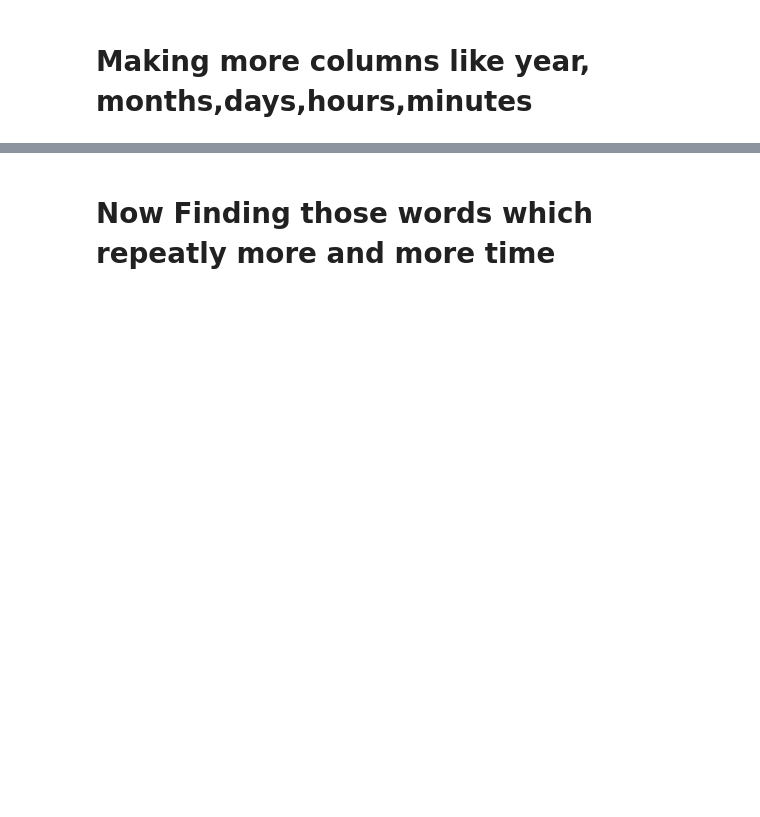
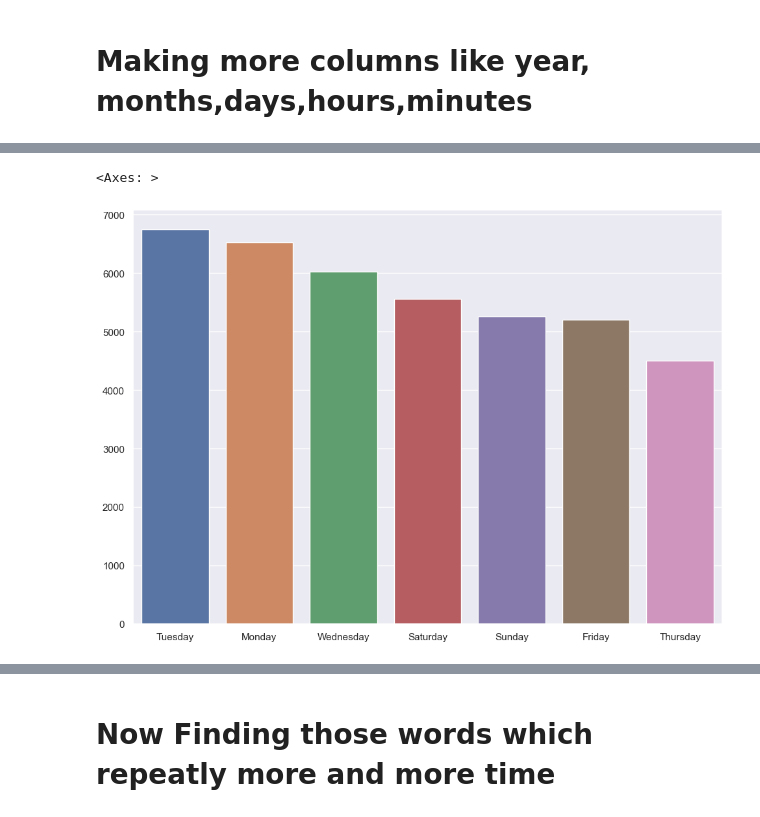
Before and after one commit to khan-mujeeb/Whatsapp-Chat-analysis, a Jupyter notebook: Chat analysis.ipynb, the cells around one changed output, grey strips where cells are left out. Cells and saved outputs as stored; diff of their text form; code cells hidden in the pictures; blank space fills up the shorter version.

```diff
--- a/Chat analysis.ipynb
+++ b/Chat analysis.ipynb
@@ -317,0 +211,3 @@ df[df['message']== '<Media Omitted>/n'].shape
+# %%
+weekData = df['day'].value_counts()
+weekData
@@ -317,0 +223,5 @@ df[df['message']== '<Media Omitted>/n'].shape
+# %%
+sns.barplot(x=weekData.index, y=weekData.values)
+# %% [output]
+<Axes: >
+[figure, added]
```
Also changed, not shown: parts of 79 cells of this notebook, 1 other file.
